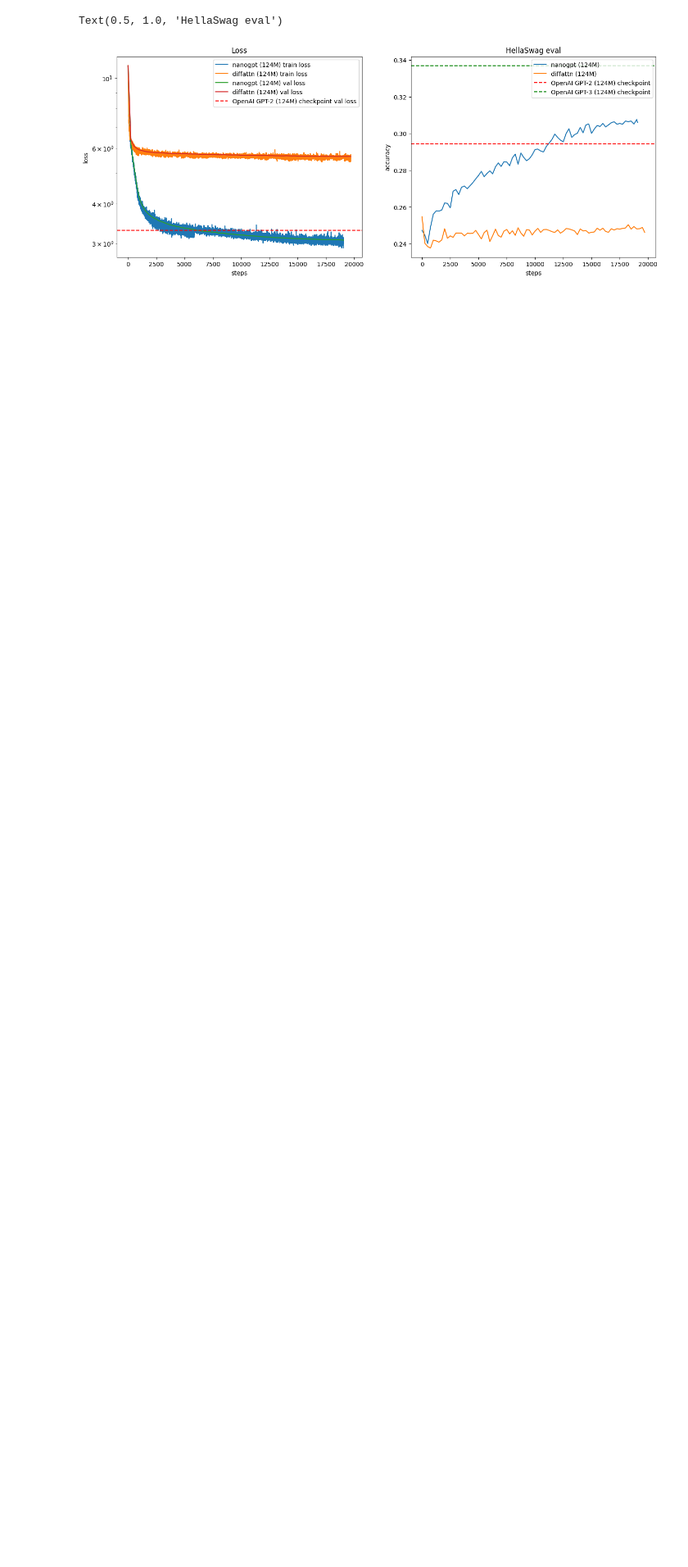
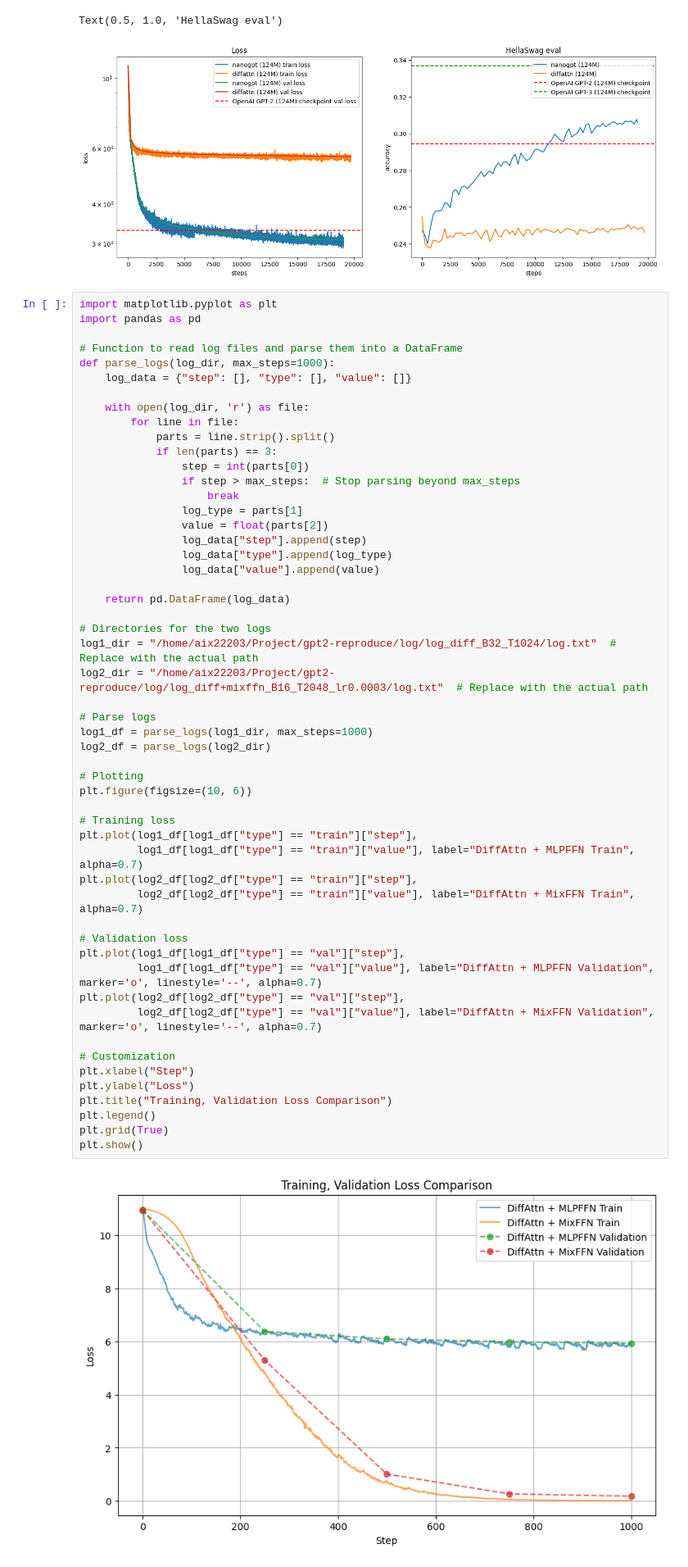
Before and after one commit to eunjinii/gpt2_reproduce, a Jupyter notebook: ipynb/play.ipynb, the cells around one changed output. Shown at 82% size. Cells and saved outputs as stored; diff of their text form; blank space fills up the shorter version.

```diff
--- a/play.ipynb
+++ b/ipynb/play.ipynb
@@ -248,3 +248,58 @@ Nanogpt Max Hellaswag eval: 0.3076
 DiffAttn Max Hellaswag eval: 0.2547
 Text(0.5, 1.0, 'HellaSwag eval')
 [figure]
+# %%
+import matplotlib.pyplot as plt
+import pandas as pd
+
+# Function to read log files and parse them into a DataFrame
+def parse_logs(log_dir, max_steps=1000):
+    log_data = {"step": [], "type": [], "value": []}
+
+    with open(log_dir, 'r') as file:
+        for line in file:
+            parts = line.strip().split()
+            if len(parts) == 3:
+                step = int(parts[0])
+                if step > max_steps:  # Stop parsing beyond max_steps
+                    break
+                log_type = parts[1]
+                value = float(parts[2])
+                log_data["step"].append(step)
+                log_data["type"].append(log_type)
+                log_data["value"].append(value)
+
+    return pd.DataFrame(log_data)
+
+# Directories for the two logs
+log1_dir = "/home/aix22203/Project/gpt2-reproduce/log/log_diff_B32_T1024/log.txt"  # Replace with the actual path
+log2_dir = "/home/aix22203/Project/gpt2-reproduce/log/log_diff+mixffn_B16_T2048_lr0.0003/log.txt"  # Replace with the actual path
+
+# Parse logs
+log1_df = parse_logs(log1_dir, max_steps=1000)
+log2_df = parse_logs(log2_dir)
+
+# Plotting
+plt.figure(figsize=(10, 6))
+
+# Training loss
+plt.plot(log1_df[log1_df["type"] == "train"]["step"],
+         log1_df[log1_df["type"] == "train"]["value"], label="DiffAttn + MLPFFN Train", alpha=0.7)
+plt.plot(log2_df[log2_df["type"] == "train"]["step"],
+         log2_df[log2_df["type"] == "train"]["value"], label="DiffAttn + MixFFN Train", alpha=0.7)
+
+# Validation loss
+plt.plot(log1_df[log1_df["type"] == "val"]["step"],
+         log1_df[log1_df["type"] == "val"]["value"], label="DiffAttn + MLPFFN Validation", marker='o', linestyle='--', alpha=0.7)
+plt.plot(log2_df[log2_df["type"] == "val"]["step"],
+         log2_df[log2_df["type"] == "val"]["value"], label="DiffAttn + MixFFN Validation", marker='o', linestyle='--', alpha=0.7)
+
+# Customization
+plt.xlabel("Step")
+plt.ylabel("Loss")
+plt.title("Training, Validation Loss Comparison")
+plt.legend()
+plt.grid(True)
+plt.show()
+# %% [output]
+[figure, added]
```
Also changed, not shown: 13 other files.
